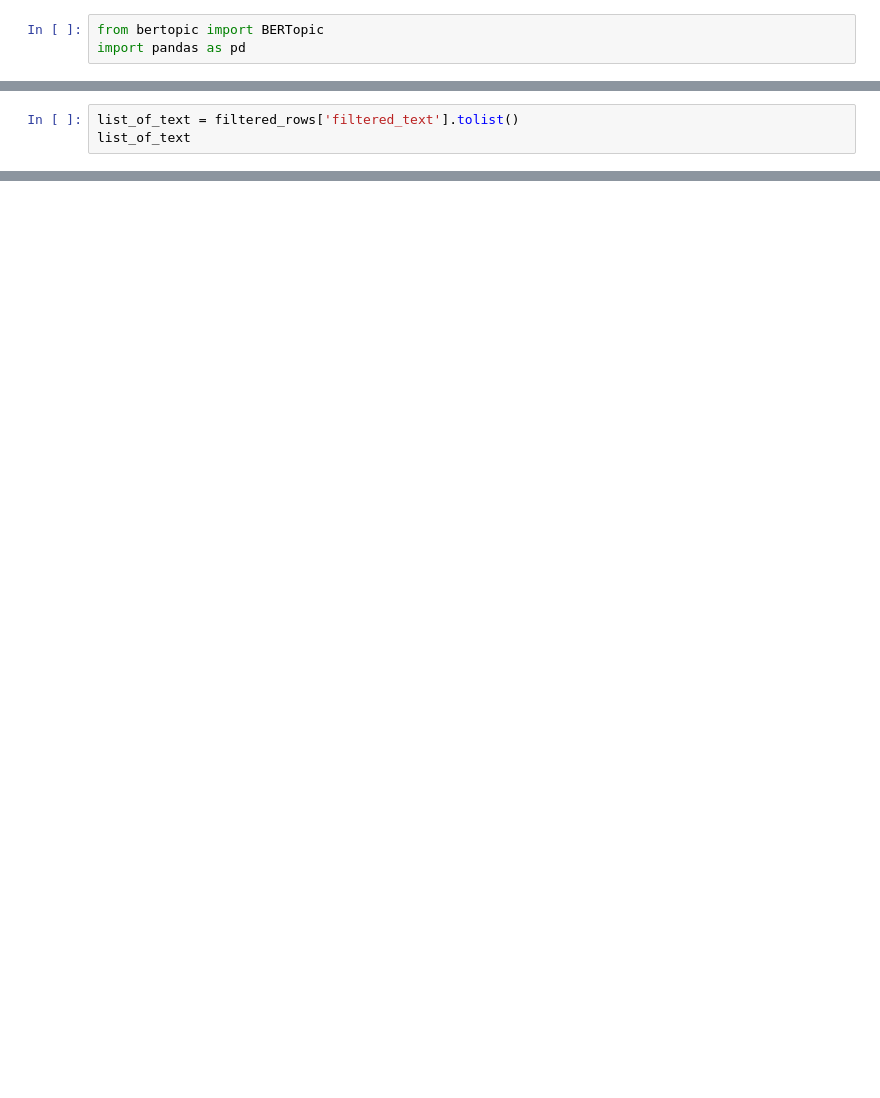
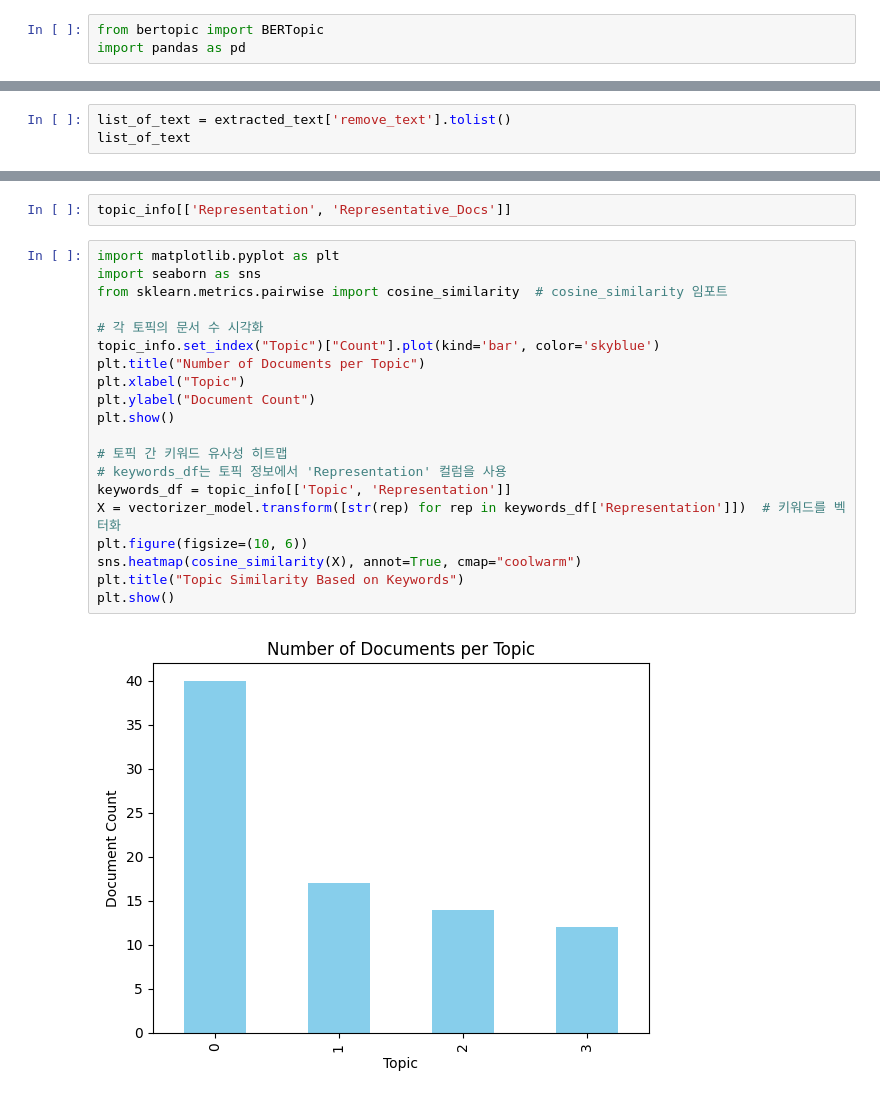
Before and after one commit to yoon777/DACON_GBT_competition, a Jupyter notebook: NLP/BERTopic.ipynb, the cells around one changed output, grey strips where cells are left out. Drawn from its saved outputs; the diff is of its cells as text; blank space fills up the shorter version.

```diff
--- a/NLP/BERTopic.ipynb
+++ b/NLP/BERTopic.ipynb
@@ -116,3 +53,3 @@ filtered_rows
 # %%
-list_of_text = filtered_rows['filtered_text'].tolist()
+list_of_text = extracted_text['remove_text'].tolist()
 list_of_text
@@ -240,0 +126,24 @@ False
+# %%
+topic_info[['Representation', 'Representative_Docs']]
+# %%
+import matplotlib.pyplot as plt
+import seaborn as sns
+from sklearn.metrics.pairwise import cosine_similarity  # cosine_similarity 임포트
+
+# 각 토픽의 문서 수 시각화
+topic_info.set_index("Topic")["Count"].plot(kind='bar', color='skyblue')
+plt.title("Number of Documents per Topic")
+plt.xlabel("Topic")
+plt.ylabel("Document Count")
+plt.show()
+
+# 토픽 간 키워드 유사성 히트맵
+# keywords_df는 토픽 정보에서 'Representation' 컬럼을 사용
+keywords_df = topic_info[['Topic', 'Representation']]
+X = vectorizer_model.transform([str(rep) for rep in keywords_df['Representation']])  # 키워드를 벡터화
+plt.figure(figsize=(10, 6))
+sns.heatmap(cosine_similarity(X), annot=True, cmap="coolwarm")
+plt.title("Topic Similarity Based on Keywords")
+plt.show()
+# %% [output]
+[figure, added]
```
Also changed, not shown: parts of 24 cells of this notebook.
